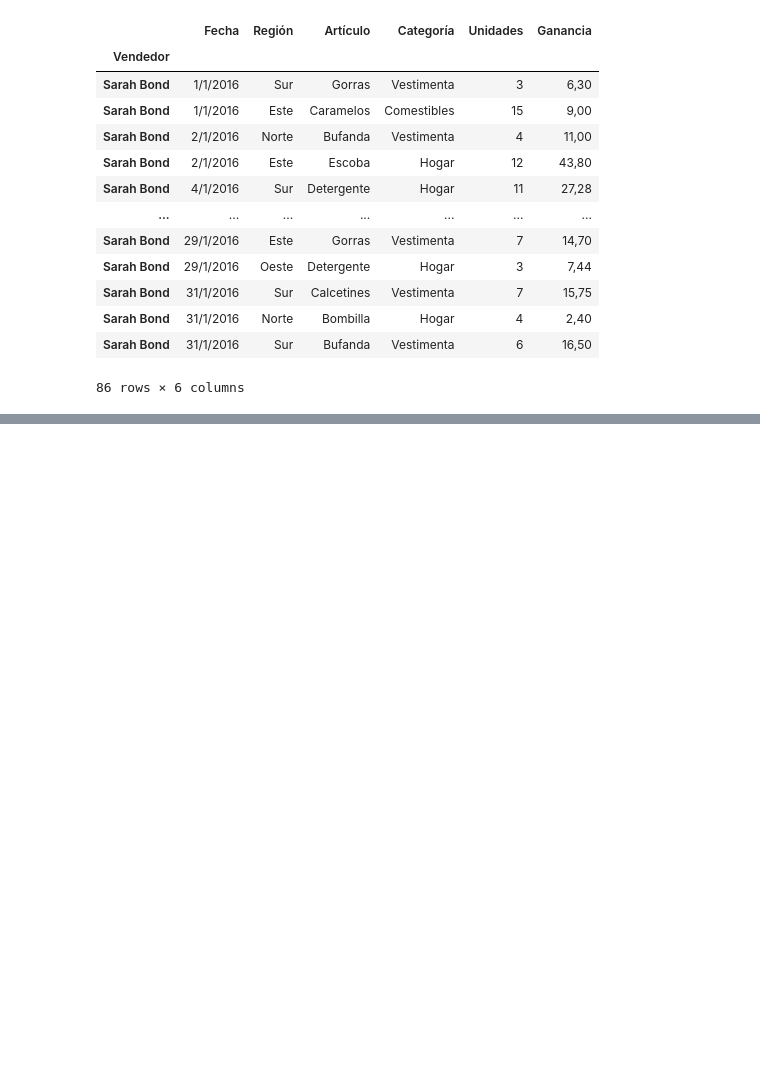
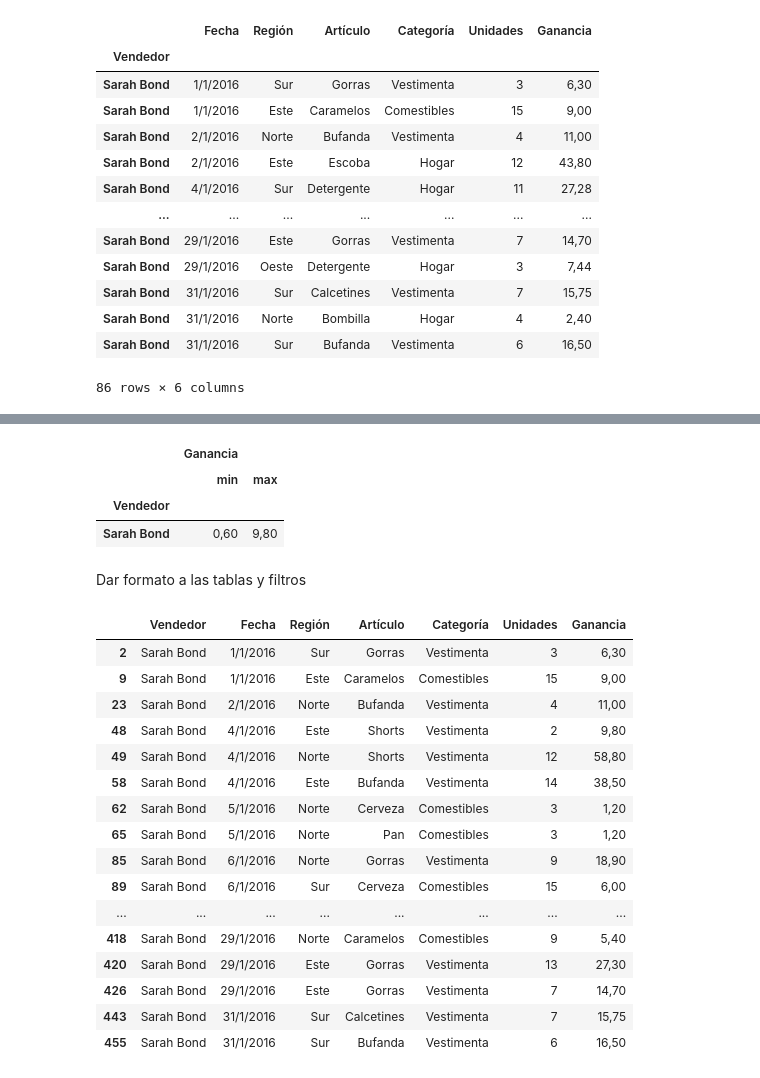
Before and after one commit to rofigueredo/CheatSheets, a Jupyter notebook: Pandas_de1.5horas/MatplotlibGraficos.ipynb, the cells around one changed output, grey strips where cells are left out. Saved outputs shown, nothing was run; the diff lists cells and outputs as text; code cells hidden in the pictures; blank space fills up the shorter version.

```diff
--- a/Pandas_de1.5horas/MatplotlibGraficos.ipynb
+++ b/Pandas_de1.5horas/MatplotlibGraficos.ipynb
@@ -91,0 +165,30 @@ Ventas.reset_index(inplace=True)
+# %%
+Ventas.loc[Ventas.Vendedor == 'Sarah Bond'].groupby('Vendedor').agg({'Ganancia' : ['min','max']})
+# %% [output]
+|  | Ganancia |  |
+|  | min | max |
+| Vendedor |  |  |
+| Sarah Bond | 0,60 | 9,80 |
+# %% [markdown]
+Dar formato a las tablas y filtros
+# %%
+Cat = Ventas[(Ventas.Vendedor == 'Sarah Bond') & ((Ventas.Categoría == 'Vestimenta') | (Ventas.Categoría =='Comestibles'))]
+Cat
+# %% [output]
+|  | Vendedor | Fecha | Región | Artículo | Categoría | Unidades | Ganancia |
+| 2 | Sarah Bond | 1/1/2016 | Sur | Gorras | Vestimenta | 3 | 6,30 |
+| 9 | Sarah Bond | 1/1/2016 | Este | Caramelos | Comestibles | 15 | 9,00 |
+| 23 | Sarah Bond | 2/1/2016 | Norte | Bufanda | Vestimenta | 4 | 11,00 |
+| 48 | Sarah Bond | 4/1/2016 | Este | Shorts | Vestimenta | 2 | 9,80 |
+| 49 | Sarah Bond | 4/1/2016 | Norte | Shorts | Vestimenta | 12 | 58,80 |
+| 58 | Sarah Bond | 4/1/2016 | Este | Bufanda | Vestimenta | 14 | 38,50 |
+| 62 | Sarah Bond | 5/1/2016 | Norte | Cerveza | Comestibles | 3 | 1,20 |
+| 65 | Sarah Bond | 5/1/2016 | Norte | Pan | Comestibles | 3 | 1,20 |
+| 85 | Sarah Bond | 6/1/2016 | Norte | Gorras | Vestimenta | 9 | 18,90 |
+| 89 | Sarah Bond | 6/1/2016 | Sur | Cerveza | Comestibles | 15 | 6,00 |
+| ... | ... | ... | ... | ... | ... | ... | ... |
+| 418 | Sarah Bond | 29/1/2016 | Norte | Caramelos | Comestibles | 9 | 5,40 |
+| 420 | Sarah Bond | 29/1/2016 | Este | Gorras | Vestimenta | 13 | 27,30 |
+| 426 | Sarah Bond | 29/1/2016 | Este | Gorras | Vestimenta | 7 | 14,70 |
+| 443 | Sarah Bond | 31/1/2016 | Sur | Calcetines | Vestimenta | 7 | 15,75 |
+| 455 | Sarah Bond | 31/1/2016 | Sur | Bufanda | Vestimenta | 6 | 16,50 |
```
Also changed, not shown: parts of 9 cells of this notebook.
